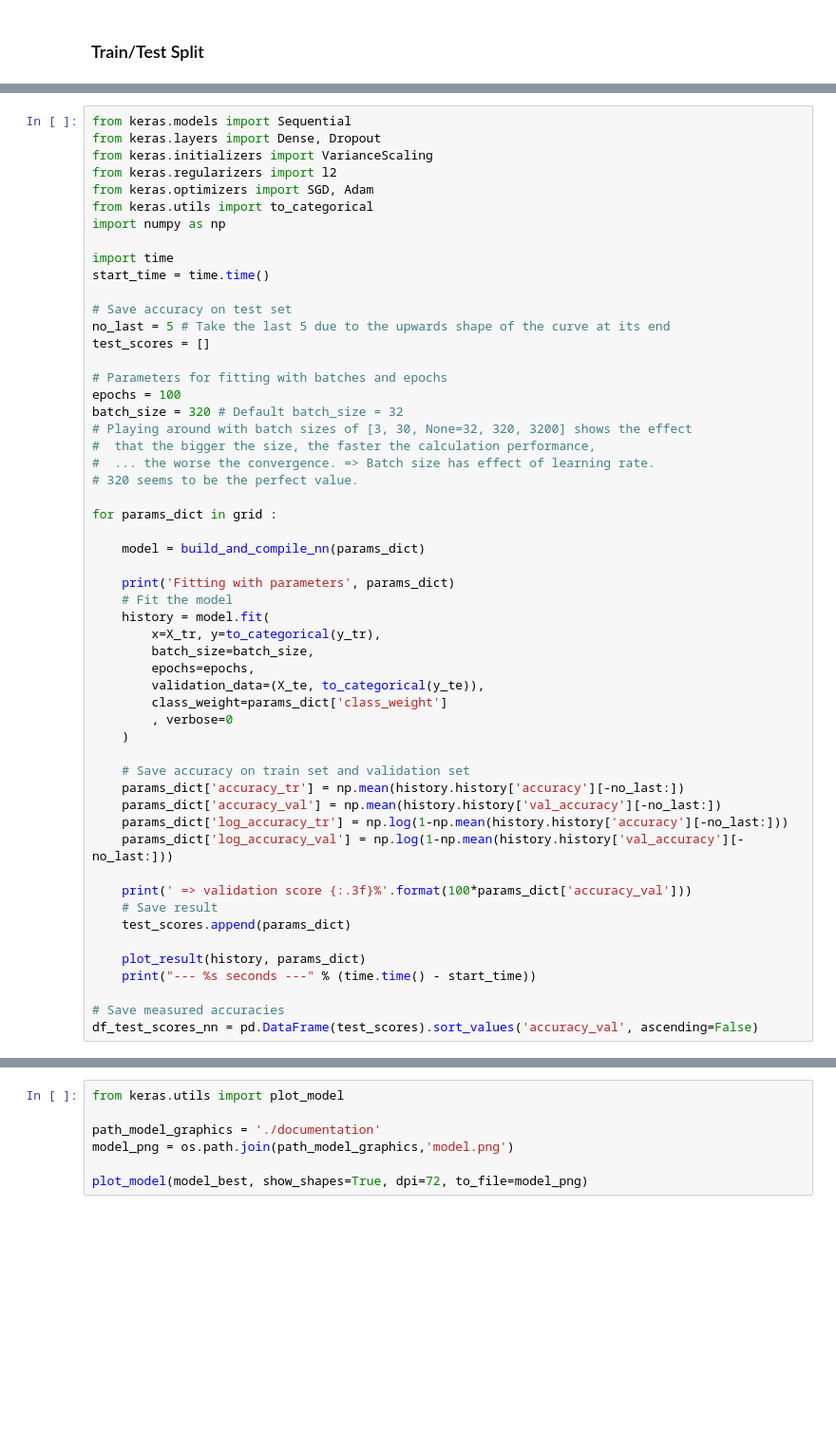
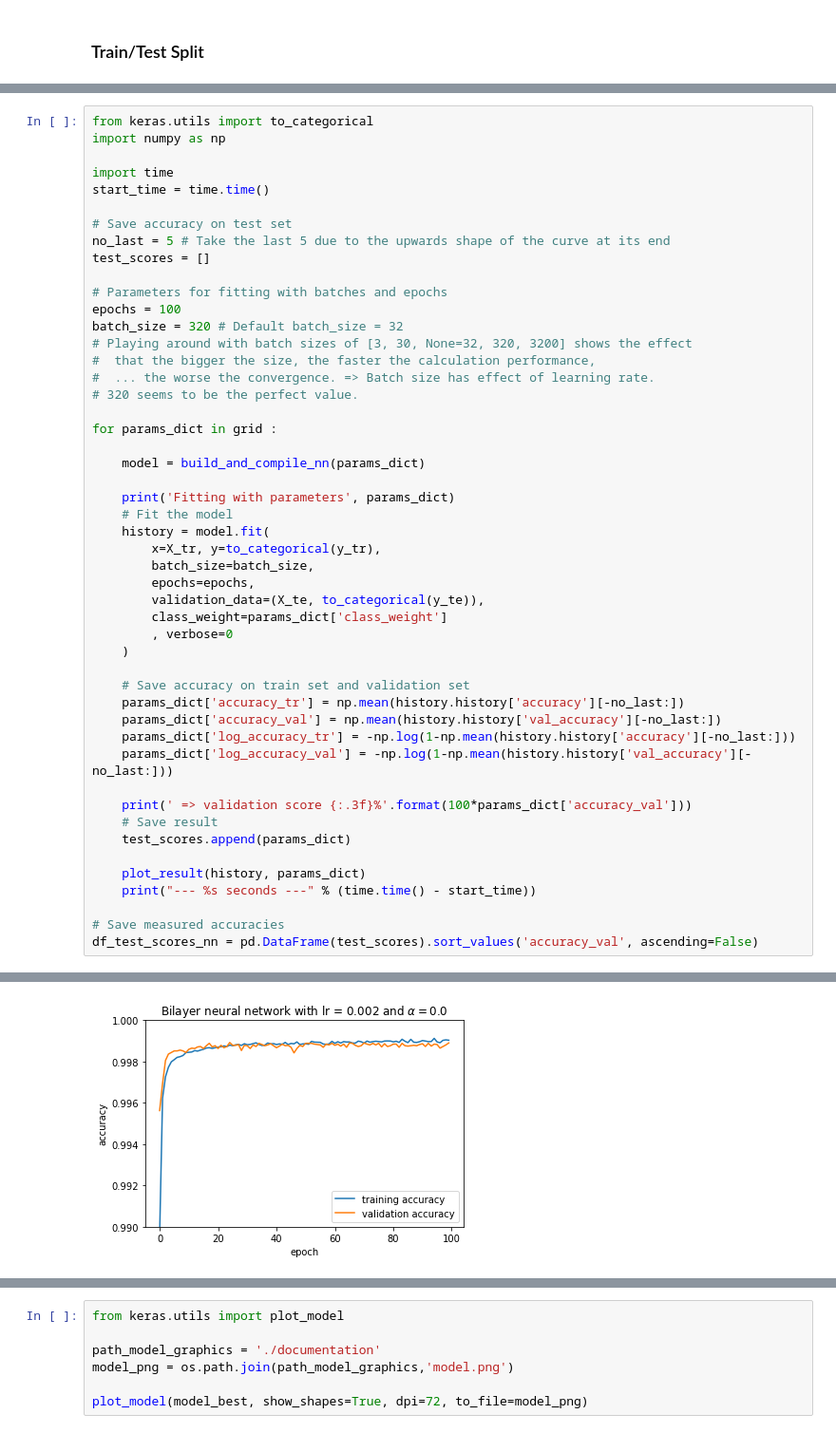
Before and after one commit to swissbib/clustering_metadata, a Jupyter notebook: 8_NeuralNetwork.ipynb, the cells around one changed output, grey strips where cells are left out. Shown at 95% size. Cells and saved outputs as stored; diff of their text form; blank space fills up the shorter version.

```diff
--- a/8_NeuralNetwork.ipynb
+++ b/8_NeuralNetwork.ipynb
@@ -208,9 +235,4 @@ number_of_hidden2_layers [0, 45, 50, 55, 60]
 # %%
-from keras.models import Sequential
-from keras.layers import Dense, Dropout
-from keras.initializers import VarianceScaling
-from keras.regularizers import l2
-from keras.optimizers import SGD, Adam
 from keras.utils import to_categorical
 import numpy as np
 
@@ -247,8 +269,8 @@ for params_dict in grid :
     # Save accuracy on train set and validation set
     params_dict['accuracy_tr'] = np.mean(history.history['accuracy'][-no_last:])
     params_dict['accuracy_val'] = np.mean(history.history['val_accuracy'][-no_last:])
-    params_dict['log_accuracy_tr'] = np.log(1-np.mean(history.history['accuracy'][-no_last:]))
-    params_dict['log_accuracy_val'] = np.log(1-np.mean(history.history['val_accuracy'][-no_last:]))
+    params_dict['log_accuracy_tr'] = -np.log(1-np.mean(history.history['accuracy'][-no_last:]))
+    params_dict['log_accuracy_val'] = -np.log(1-np.mean(history.history['val_accuracy'][-no_last:]))
 
     print(' => validation score {:.3f}%'.format(100*params_dict['accuracy_val']))
     # Save result
@@ -263,0 +292 @@ Using TensorFlow backend.
+[figure, added]
```
Also changed, not shown: parts of 45 cells of this notebook, 58 other files.
